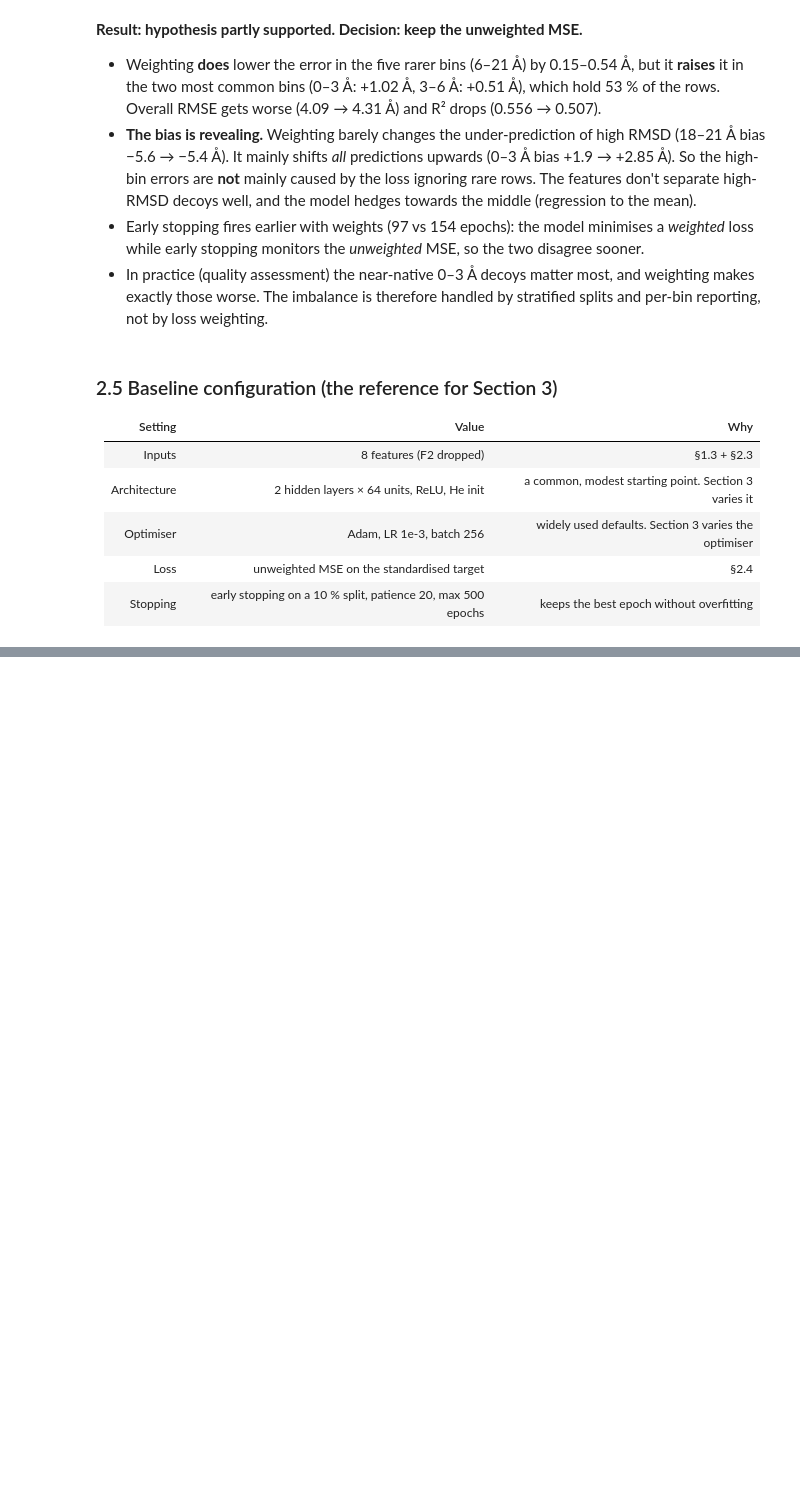
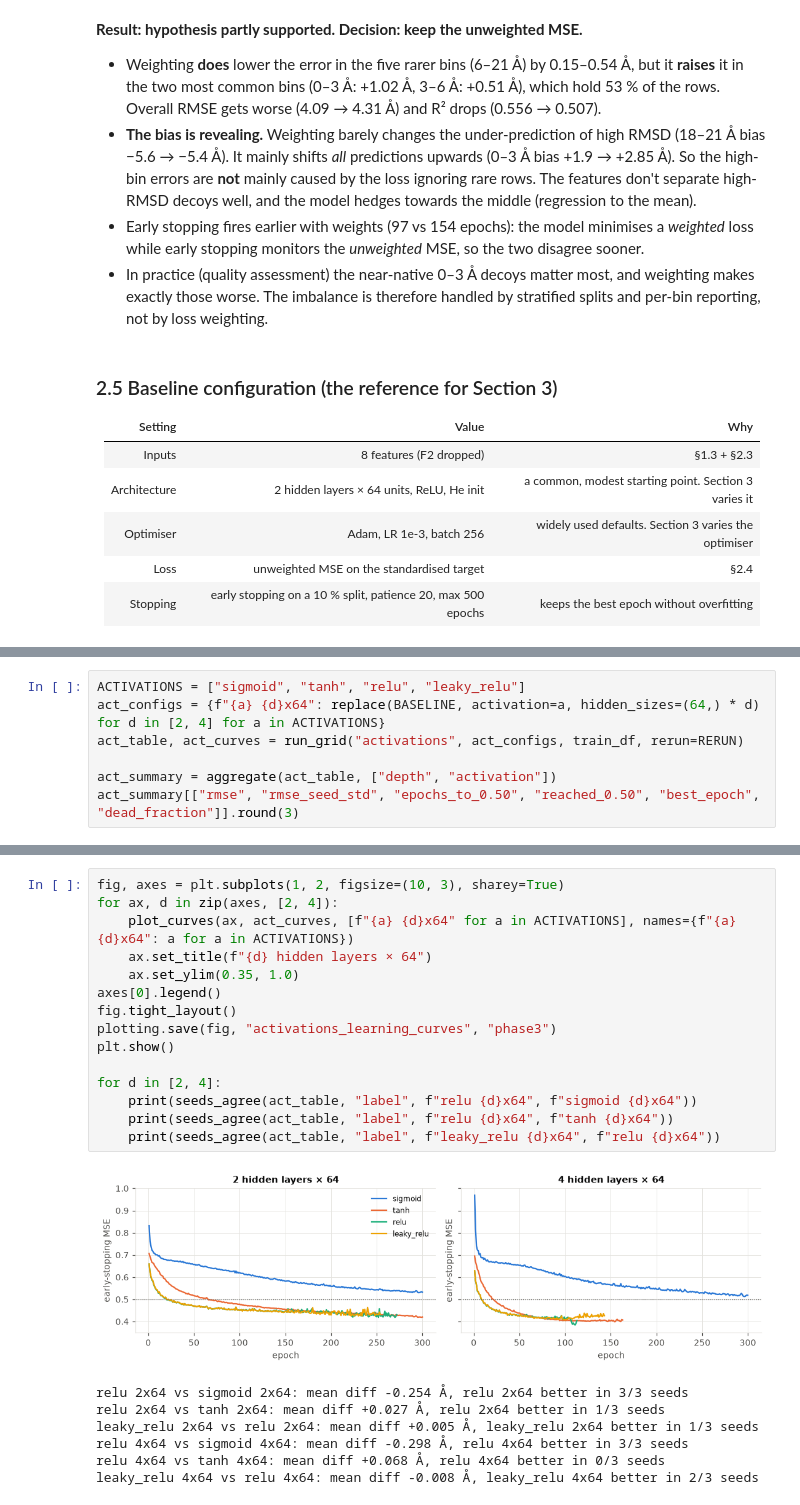
Before and after one commit to kyle-liebenberg/protein_folding_deviation_detection, a Jupyter notebook: notebooks/A1_protein_mlp.ipynb, the cells around one changed output, grey strips where cells are left out. Drawn from its saved outputs; the diff is of its cells as text; blank space fills up the shorter version.

```diff
--- a/notebooks/A1_protein_mlp.ipynb
+++ b/notebooks/A1_protein_mlp.ipynb
@@ -663,0 +926,7 @@ per_bin_table.round(2).T
+# %%
+ACTIVATIONS = ["sigmoid", "tanh", "relu", "leaky_relu"]
+act_configs = {f"{a} {d}x64": replace(BASELINE, activation=a, hidden_sizes=(64,) * d) for d in [2, 4] for a in ACTIVATIONS}
+act_table, act_curves = run_grid("activations", act_configs, train_df, rerun=RERUN)
+
+act_summary = aggregate(act_table, ["depth", "activation"])
+act_summary[["rmse", "rmse_seed_std", "epochs_to_0.50", "reached_0.50", "best_epoch", "dead_fraction"]].round(3)
@@ -663,0 +944,23 @@ per_bin_table.round(2).T
+# %%
+fig, axes = plt.subplots(1, 2, figsize=(10, 3), sharey=True)
+for ax, d in zip(axes, [2, 4]):
+    plot_curves(ax, act_curves, [f"{a} {d}x64" for a in ACTIVATIONS], names={f"{a} {d}x64": a for a in ACTIVATIONS})
+    ax.set_title(f"{d} hidden layers × 64")
+    ax.set_ylim(0.35, 1.0)
+axes[0].legend()
+fig.tight_layout()
+plotting.save(fig, "activations_learning_curves", "phase3")
+plt.show()
+
+for d in [2, 4]:
+    print(seeds_agree(act_table, "label", f"relu {d}x64", f"sigmoid {d}x64"))
+    print(seeds_agree(act_table, "label", f"relu {d}x64", f"tanh {d}x64"))
+    print(seeds_agree(act_table, "label", f"leaky_relu {d}x64", f"relu {d}x64"))
+# %% [output]
+[figure, added]
+relu 2x64 vs sigmoid 2x64: mean diff -0.254 Å, relu 2x64 better in 3/3 seeds
+relu 2x64 vs tanh 2x64: mean diff +0.027 Å, relu 2x64 better in 1/3 seeds
+leaky_relu 2x64 vs relu 2x64: mean diff +0.005 Å, leaky_relu 2x64 better in 1/3 seeds
+relu 4x64 vs sigmoid 4x64: mean diff -0.298 Å, relu 4x64 better in 3/3 seeds
+relu 4x64 vs tanh 4x64: mean diff +0.068 Å, relu 4x64 better in 0/3 seeds
+leaky_relu 4x64 vs relu 4x64: mean diff -0.008 Å, leaky_relu 4x64 better in 2/3 seeds
```
Also changed, not shown: parts of 20 cells of this notebook, 18 other files.
